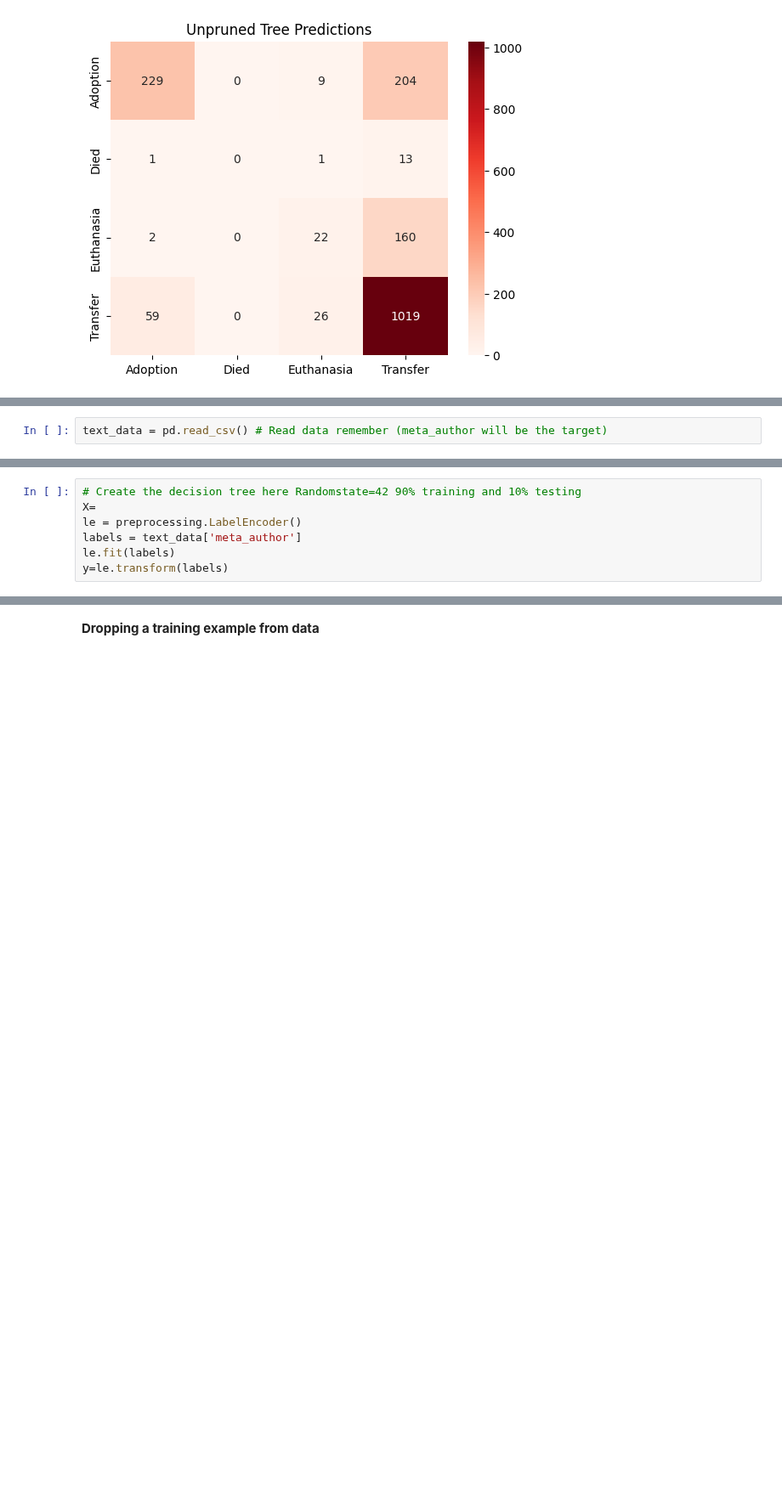
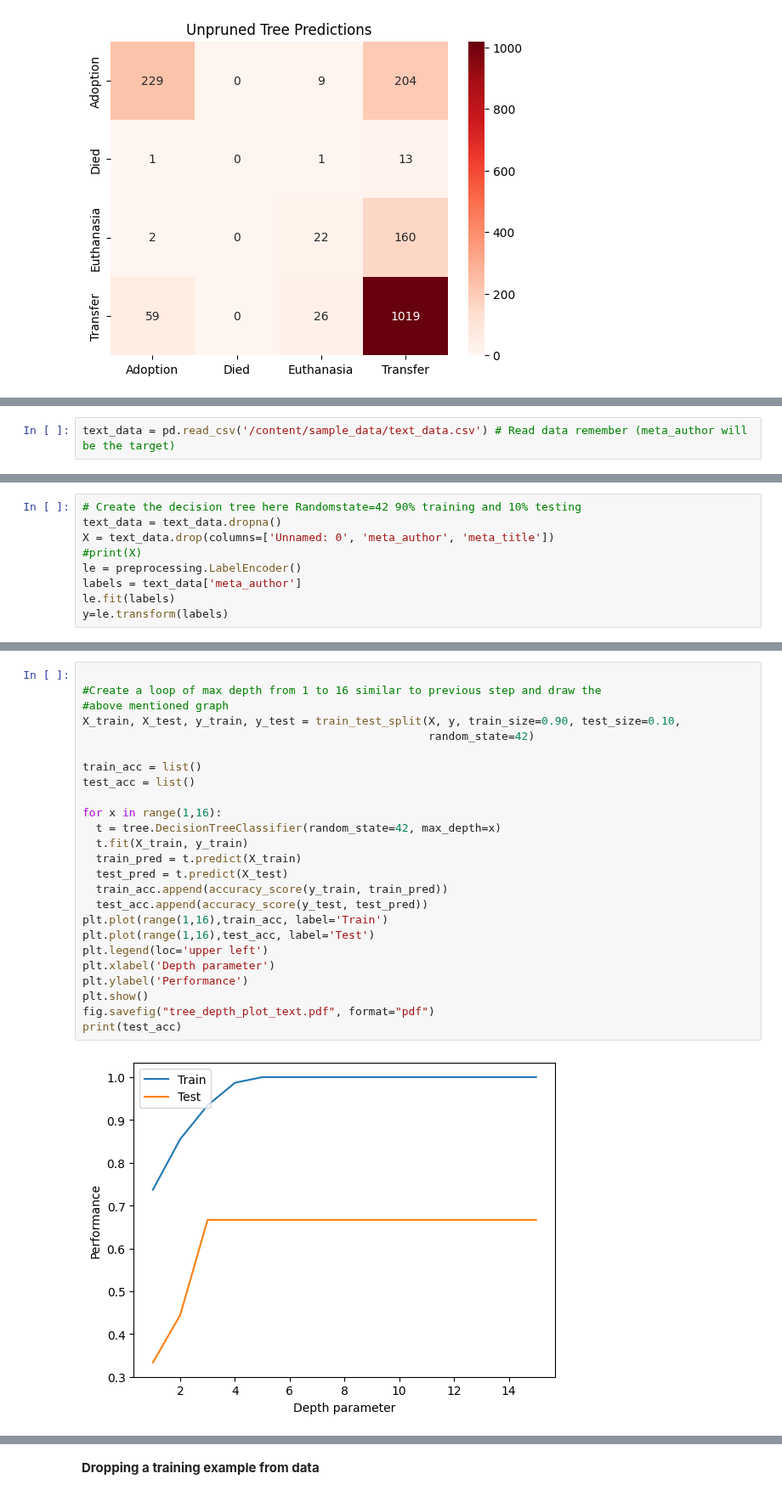
Before and after one commit to sascott9655/ADS-504-Machine-Learning, a Jupyter notebook: Sample_Code_HW_Assignment_2_1.ipynb, the cells around one changed output, grey strips where cells are left out. Shown at 85% size. Drawn from its saved outputs; the diff is of its cells as text; blank space fills up the shorter version.

```diff
--- a/Sample_Code_HW_Assignment_2_1.ipynb
+++ b/Sample_Code_HW_Assignment_2_1.ipynb
@@ -222,2 +222,2 @@ fig.savefig("unpruned_tree_cm.pdf", format="pdf")
 # %%
-text_data = pd.read_csv() # Read data remember (meta_author will be the target)
+text_data = pd.read_csv('/content/sample_data/text_data.csv') # Read data remember (meta_author will be the target)
@@ -226,6 +254,8 @@ TypeError: read_csv() missing 1 required positional argument: 'filepath_or_buffe
 # %%
 # Create the decision tree here Randomstate=42 90% training and 10% testing
-X=
+text_data = text_data.dropna()
+X = text_data.drop(columns=['Unnamed: 0', 'meta_author', 'meta_title'])
+#print(X)
 le = preprocessing.LabelEncoder()
 labels = text_data['meta_author']
 le.fit(labels)
@@ -237,0 +266,27 @@ y=le.transform(labels)
+# %%
+
+#Create a loop of max depth from 1 to 16 similar to previous step and draw the
+#above mentioned graph
+X_train, X_test, y_train, y_test = train_test_split(X, y, train_size=0.90, test_size=0.10,
+                                                    random_state=42)
+
+train_acc = list()
+test_acc = list()
+
+for x in range(1,16):
+  t = tree.DecisionTreeClassifier(random_state=42, max_depth=x)
+  t.fit(X_train, y_train)
+  train_pred = t.predict(X_train)
+  test_pred = t.predict(X_test)
+  train_acc.append(accuracy_score(y_train, train_pred))
+  test_acc.append(accuracy_score(y_test, test_pred))
+plt.plot(range(1,16),train_acc, label='Train')
+plt.plot(range(1,16),test_acc, label='Test')
+plt.legend(loc='upper left')
+plt.xlabel('Depth parameter')
+plt.ylabel('Performance')
+plt.show()
+fig.savefig("tree_depth_plot_text.pdf", format="pdf")
+print(test_acc)
+# %% [output]
+[figure, added]
```
Also changed, not shown: parts of 43 cells of this notebook.
